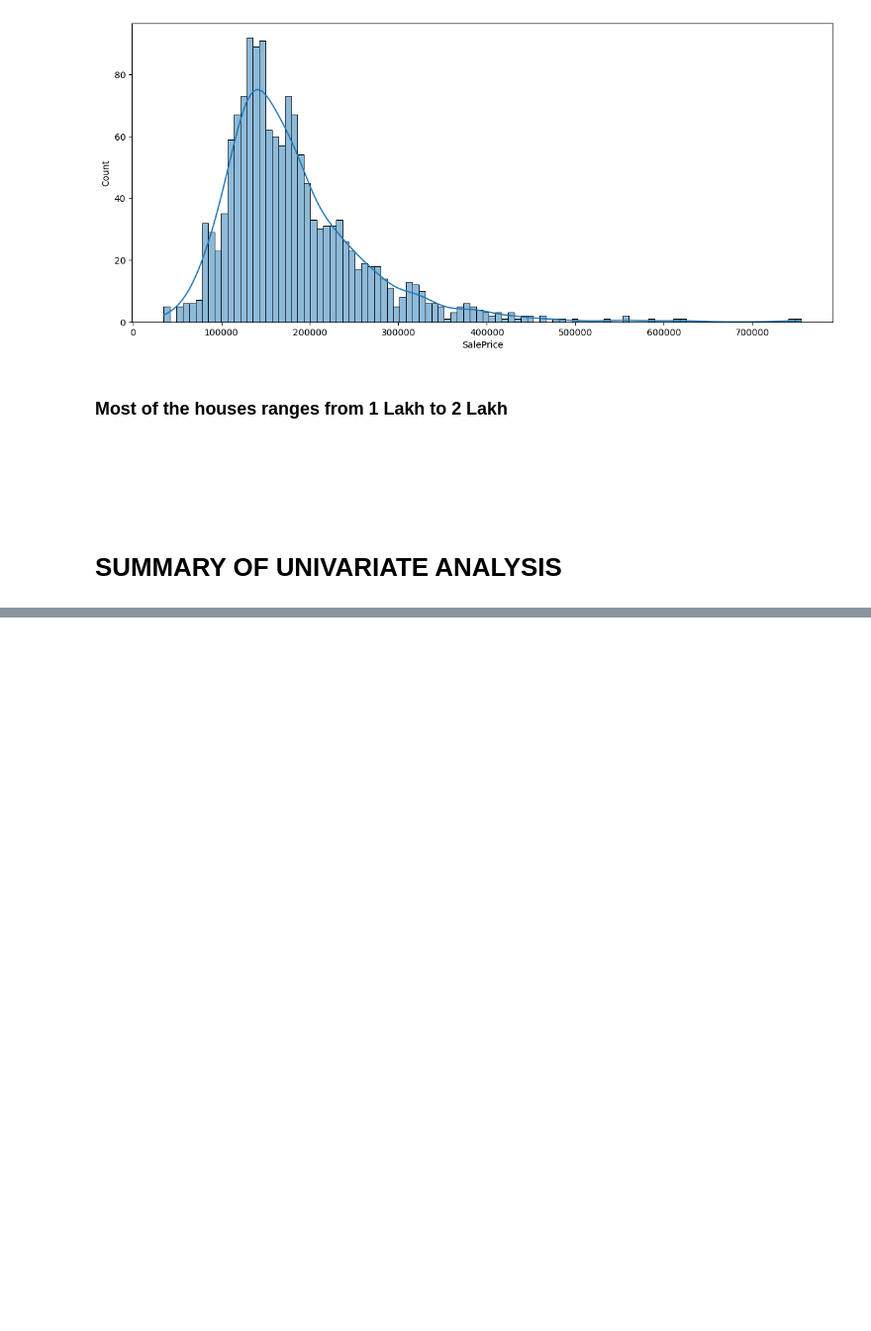
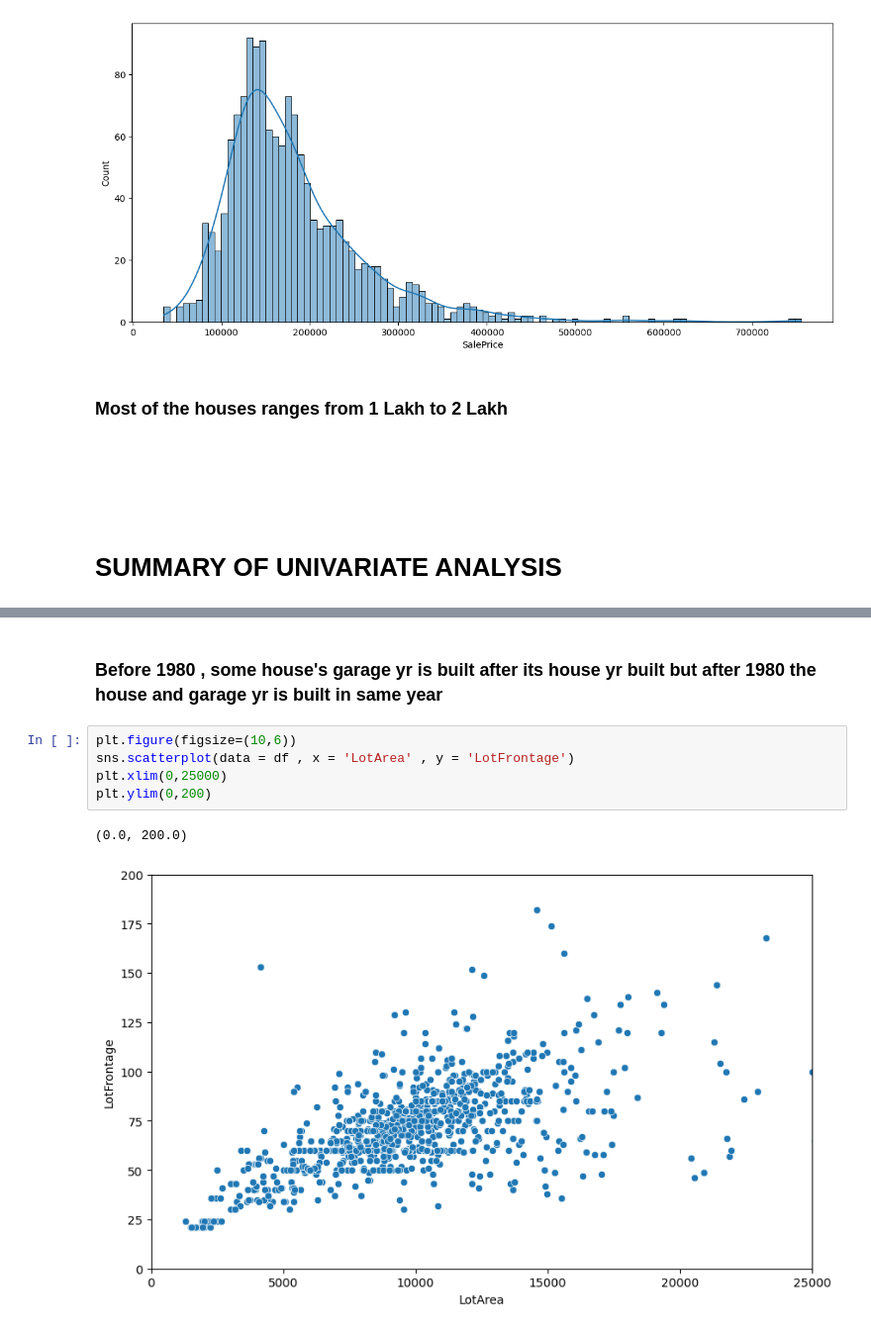
Before and after one commit to amanverma-98/house_price, a Jupyter notebook: house_sale.ipynb, the cells around one changed output, grey strips where cells are left out. Shown at 99% size. Cells and saved outputs as stored; diff of their text form; blank space fills up the shorter version.

```diff
--- a/house_sale.ipynb
+++ b/house_sale.ipynb
@@ -353,0 +379,10 @@ sns.histplot(data = df , x = 'SalePrice' , bins = 100 , kde = True)
+# %% [markdown]
+### Before 1980 , some house's garage yr is built after its house yr built but after 1980 the house and garage yr is built in same year
+# %%
+plt.figure(figsize=(10,6))
+sns.scatterplot(data = df , x = 'LotArea' , y = 'LotFrontage')
+plt.xlim(0,25000)
+plt.ylim(0,200)
+# %% [output]
+(0.0, 200.0)
+[figure, added]
```
Also changed, not shown: parts of 31 cells of this notebook.
